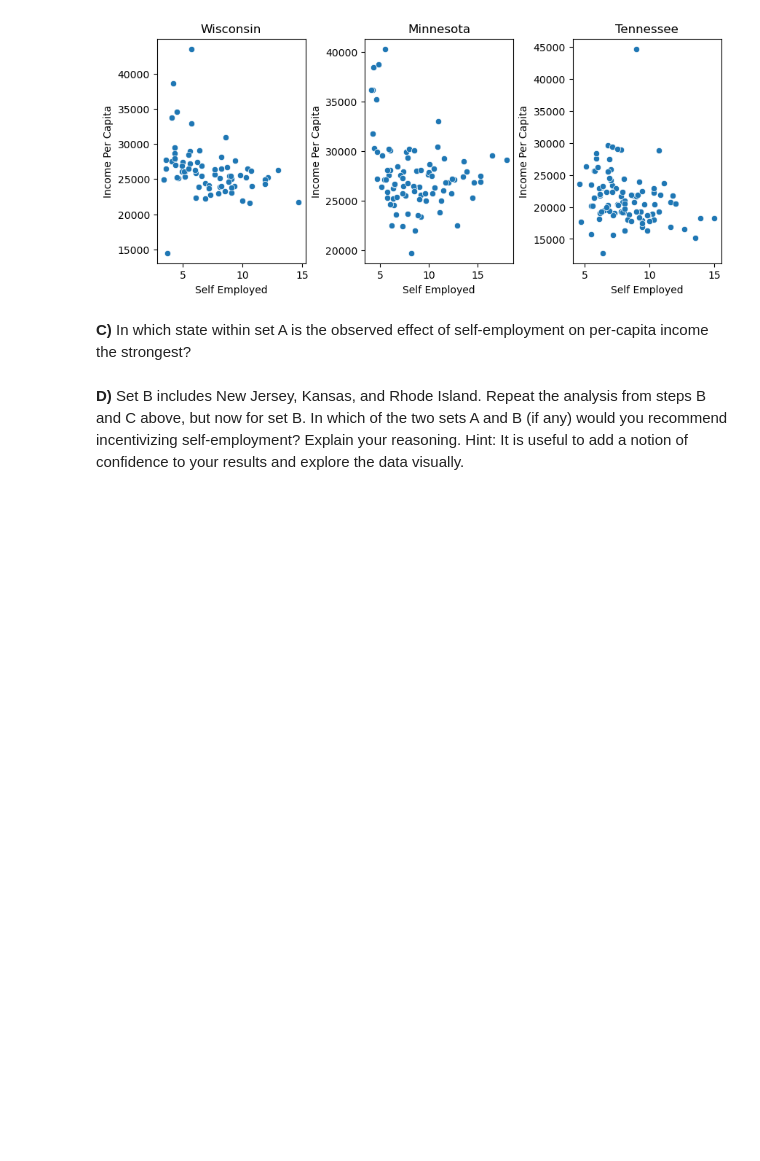
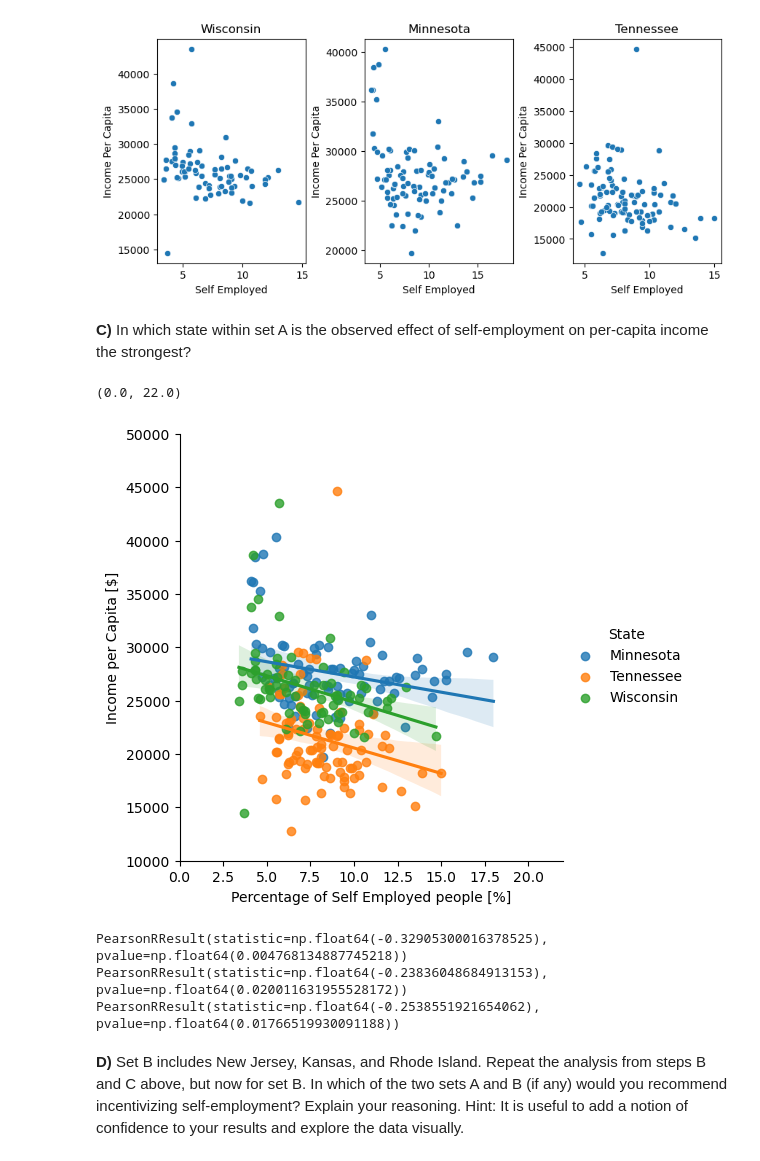
Before and after one commit to jonlecumberri/labsessionsADA2024, a Jupyter notebook: 03 - Describing data/Describing_data_exercise.ipynb, the cells around one changed output. Cells and saved outputs as stored; diff of their text form; code cells hidden in the pictures; blank space fills up the shorter version.

```diff
--- a/03 - Describing data/Describing_data_exercise.ipynb
+++ b/03 - Describing data/Describing_data_exercise.ipynb
@@ -253,2 +251,30 @@ PearsonRResult(statistic=np.float64(-0.23836048684913153), pvalue=np.float64(0.0
+# %%
+### your code and or answer here ###
+
+per_capita_self_empl = df[['State','IncomePerCap', 'SelfEmployed']]
+SetA_per_capita_self_empl = per_capita_self_empl.query("State == 'Wisconsin' | \
+                                                        State == 'Tennessee' | \
+                                                        State == 'Minnesota' ")
+
+sns.lmplot(x='SelfEmployed',y='IncomePerCap', data=SetA_per_capita_self_empl, hue = 'State')
+plt.xlabel("Percentage of Self Employed people [%]")
+plt.ylabel("Income per Capita [$]")
+plt.ylim([10000,50000])
+plt.xlim([0,22])
+# %% [output]
+(0.0, 22.0)
+[figure, added]
+# %%
+Wisconsin_per_capita_self_empl = SetA_per_capita_self_empl.query("State == 'Wisconsin'")
+Tennessee_per_capita_self_empl = SetA_per_capita_self_empl.query("State == 'Tennessee'")
+Minnesota_per_capita_self_empl = SetA_per_capita_self_empl.query("State == 'Minnesota'")
+
+print(stats.pearsonr(Wisconsin_per_capita_self_empl['SelfEmployed'],Wisconsin_per_capita_self_empl['IncomePerCap']))
+print(stats.pearsonr(Tennessee_per_capita_self_empl['SelfEmployed'],Tennessee_per_capita_self_empl['IncomePerCap']))
+print(stats.pearsonr(Minnesota_per_capita_self_empl['SelfEmployed'],Minnesota_per_capita_self_empl['IncomePerCap']))
+# %% [output]
+PearsonRResult(statistic=np.float64(-0.32905300016378525), pvalue=np.float64(0.004768134887745218))
+PearsonRResult(statistic=np.float64(-0.23836048684913153), pvalue=np.float64(0.020011631955528172))
+PearsonRResult(statistic=np.float64(-0.2538551921654062), pvalue=np.float64(0.01766519930091188))
 # %% [markdown]
 **D)** Set B includes New Jersey, Kansas, and Rhode Island. Repeat the analysis from steps B and C above, but now for set B. In which of the two sets A and B (if any) would you recommend incentivizing self-employment? Explain your reasoning. Hint: It is useful to add a notion of confidence to your results and explore the data visually.
```
Also changed, not shown: parts of 8 cells of this notebook, 1 other file.
